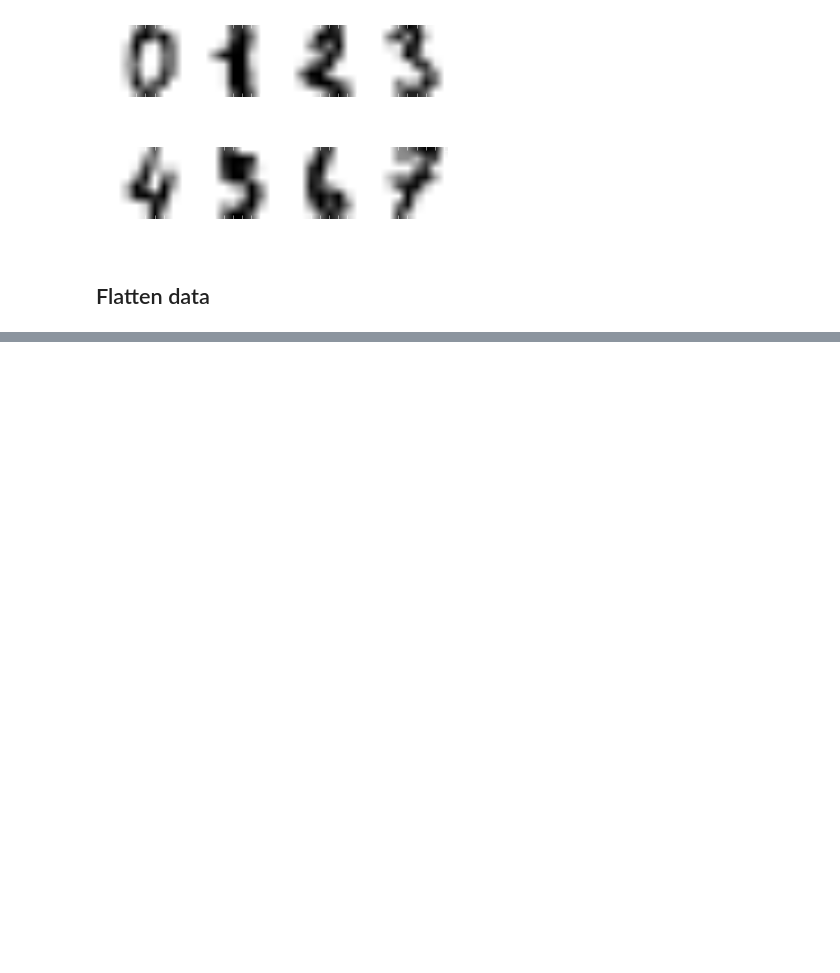
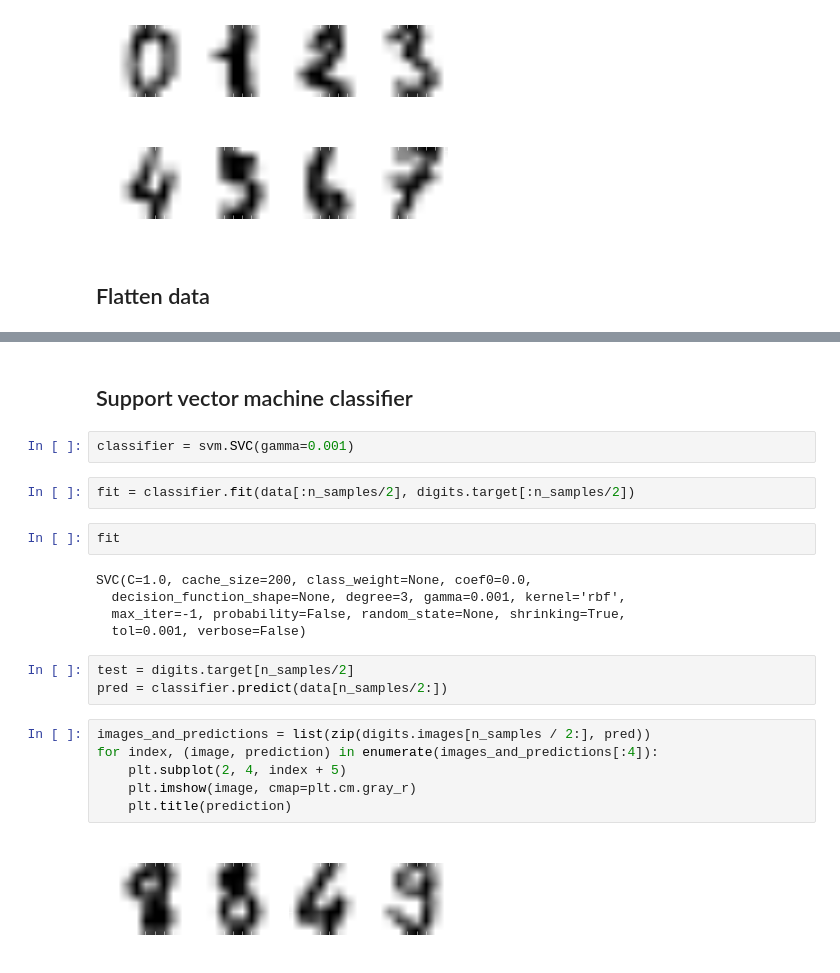
Before and after one commit to xx2146/Kaggle, a Jupyter notebook: Digit.ipynb, the cells around one changed output, grey strips where cells are left out. Saved outputs shown, nothing was run; the diff lists cells and outputs as text; blank space fills up the shorter version.

```diff
--- a/Digit.ipynb
+++ b/Digit.ipynb
@@ -35,0 +35,24 @@ array([[  0.,   0.,   5., ...,   0.,   0.,   0.],
+# %% [markdown]
+## Support vector machine classifier
+# %%
+classifier = svm.SVC(gamma=0.001)
+# %%
+fit = classifier.fit(data[:n_samples/2], digits.target[:n_samples/2])
+# %%
+fit
+# %% [output]
+SVC(C=1.0, cache_size=200, class_weight=None, coef0=0.0,
+  decision_function_shape=None, degree=3, gamma=0.001, kernel='rbf',
+  max_iter=-1, probability=False, random_state=None, shrinking=True,
+  tol=0.001, verbose=False)
+# %%
+test = digits.target[n_samples/2]
+pred = classifier.predict(data[n_samples/2:])
+# %%
+images_and_predictions = list(zip(digits.images[n_samples / 2:], pred))
+for index, (image, prediction) in enumerate(images_and_predictions[:4]):
+    plt.subplot(2, 4, index + 5)
+    plt.imshow(image, cmap=plt.cm.gray_r)
+    plt.title(prediction)
+# %% [output]
+[figure, added]
```
Also changed, not shown: parts of 2 cells of this notebook.
